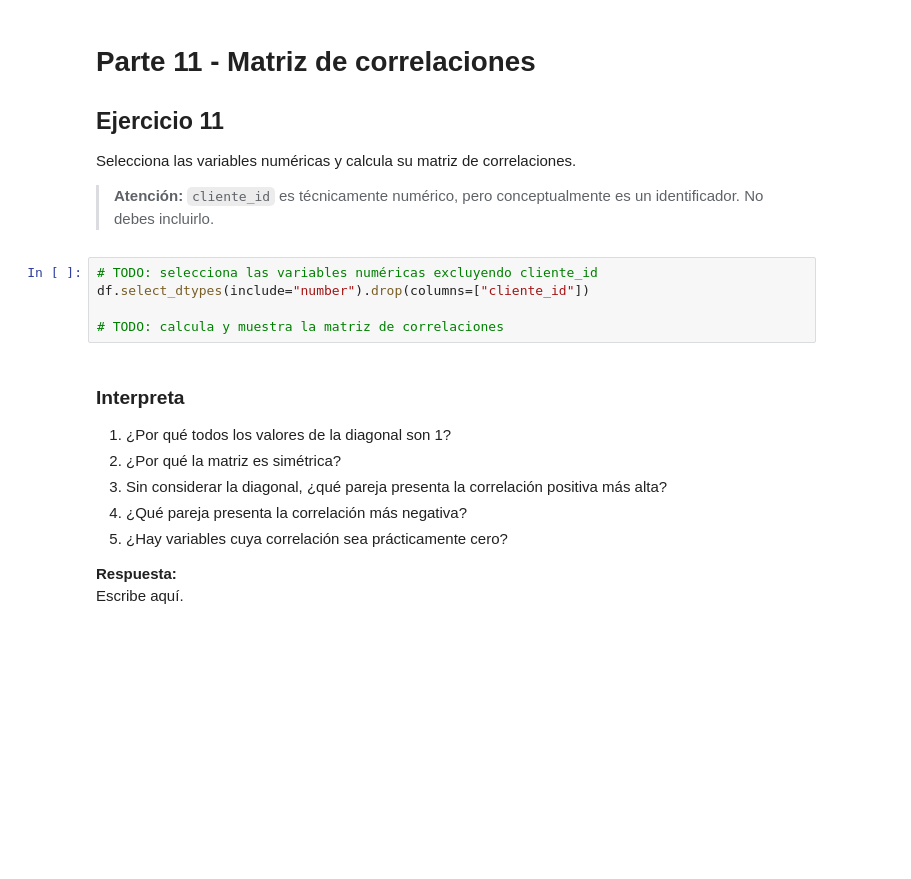
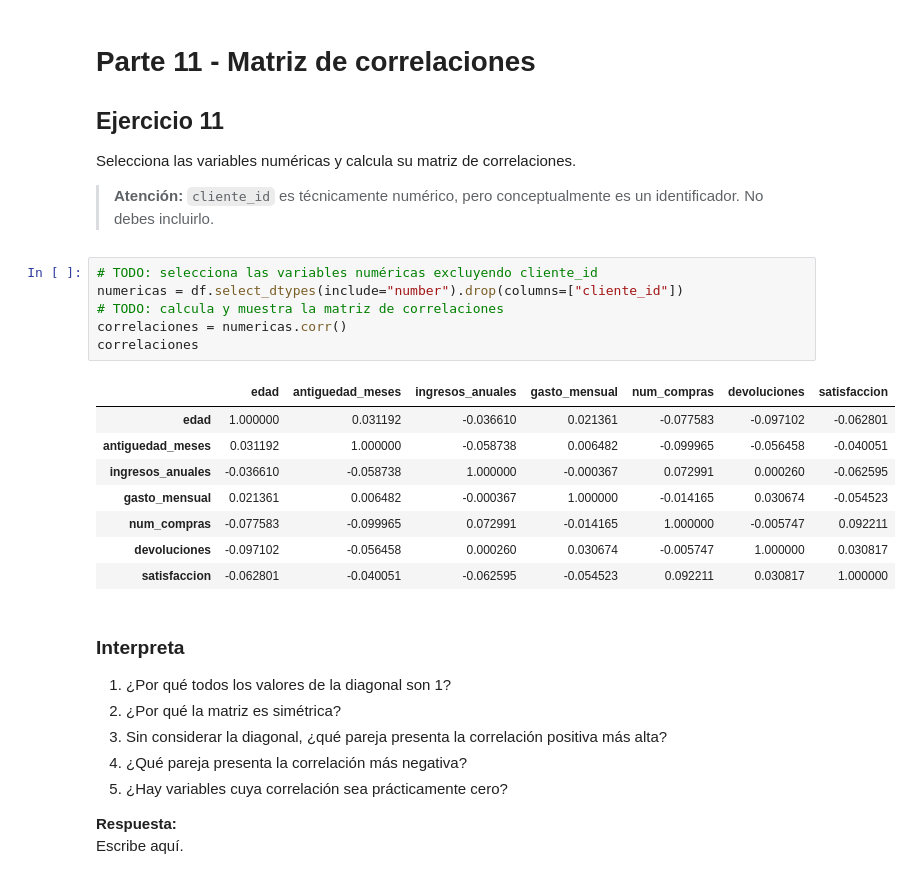
Before and after one commit to mmartinezvaras/s_aprendizaje, a Jupyter notebook: Notebooks S.aprendizaje/UD2/Practica_05.ipynb, the cells around one changed output. Saved outputs shown, nothing was run; the diff lists cells and outputs as text; blank space fills up the shorter version.

```diff
--- a/Notebooks S.aprendizaje/UD2/Practica_05.ipynb
+++ b/Notebooks S.aprendizaje/UD2/Practica_05.ipynb
@@ -767,9 +767,19 @@ Selecciona las variables numéricas y calcula su matriz de correlaciones.
 > **Atención:** `cliente_id` es técnicamente numérico, pero conceptualmente es un identificador. No debes incluirlo.
 # %%
 # TODO: selecciona las variables numéricas excluyendo cliente_id
-df.select_dtypes(include="number").drop(columns=["cliente_id"])
-
+numericas = df.select_dtypes(include="number").drop(columns=["cliente_id"])
 # TODO: calcula y muestra la matriz de correlaciones
+correlaciones = numericas.corr()
+correlaciones
+# %% [output]
+|  | edad | antiguedad_meses | ingresos_anuales | gasto_mensual | num_compras | devoluciones | satisfaccion |
+| edad | 1.000000 | 0.031192 | -0.036610 | 0.021361 | -0.077583 | -0.097102 | -0.062801 |
+| antiguedad_meses | 0.031192 | 1.000000 | -0.058738 | 0.006482 | -0.099965 | -0.056458 | -0.040051 |
+| ingresos_anuales | -0.036610 | -0.058738 | 1.000000 | -0.000367 | 0.072991 | 0.000260 | -0.062595 |
+| gasto_mensual | 0.021361 | 0.006482 | -0.000367 | 1.000000 | -0.014165 | 0.030674 | -0.054523 |
+| num_compras | -0.077583 | -0.099965 | 0.072991 | -0.014165 | 1.000000 | -0.005747 | 0.092211 |
+| devoluciones | -0.097102 | -0.056458 | 0.000260 | 0.030674 | -0.005747 | 1.000000 | 0.030817 |
+| satisfaccion | -0.062801 | -0.040051 | -0.062595 | -0.054523 | 0.092211 | 0.030817 | 1.000000 |
 # %% [markdown]
 ### Interpreta
 
```
Also changed, not shown: parts of 11 cells of this notebook, 2 other files.
